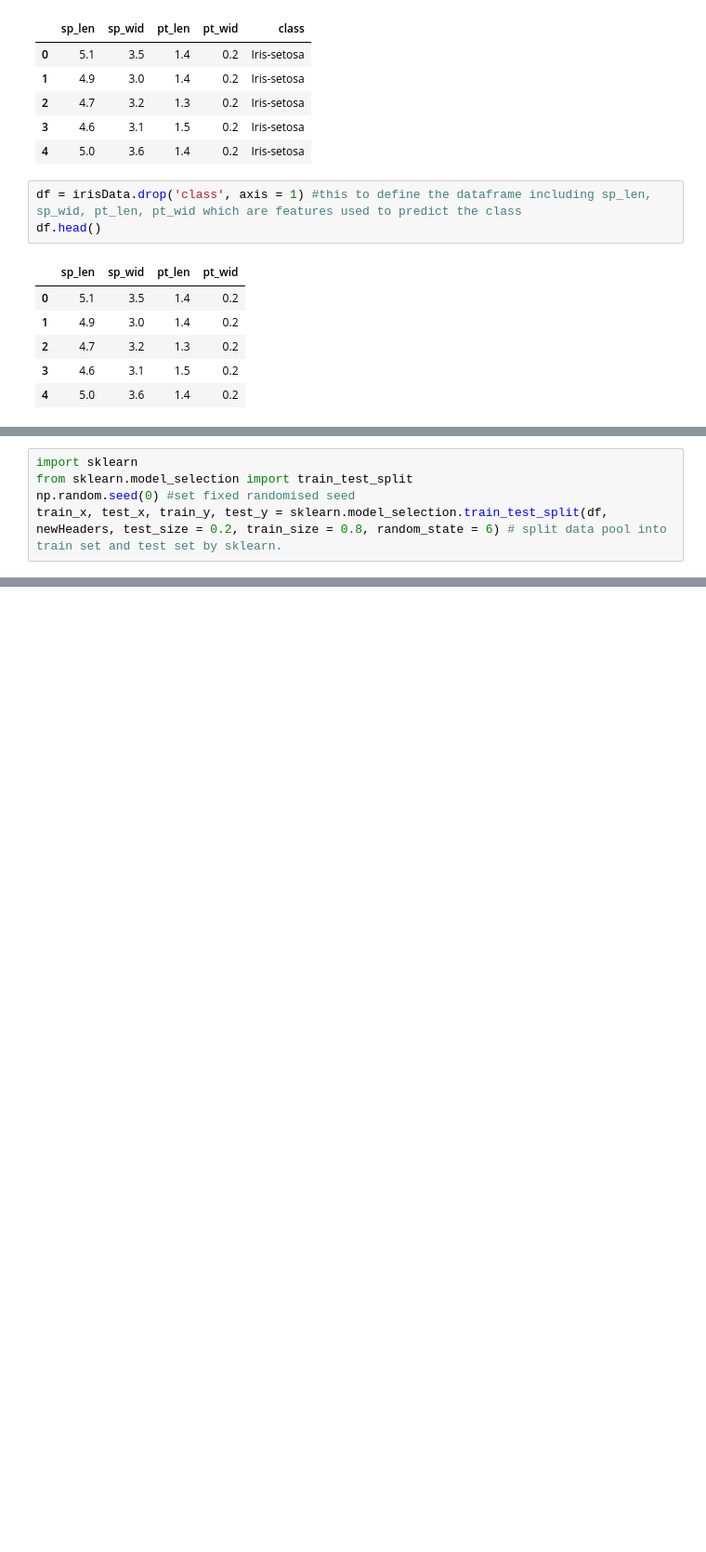
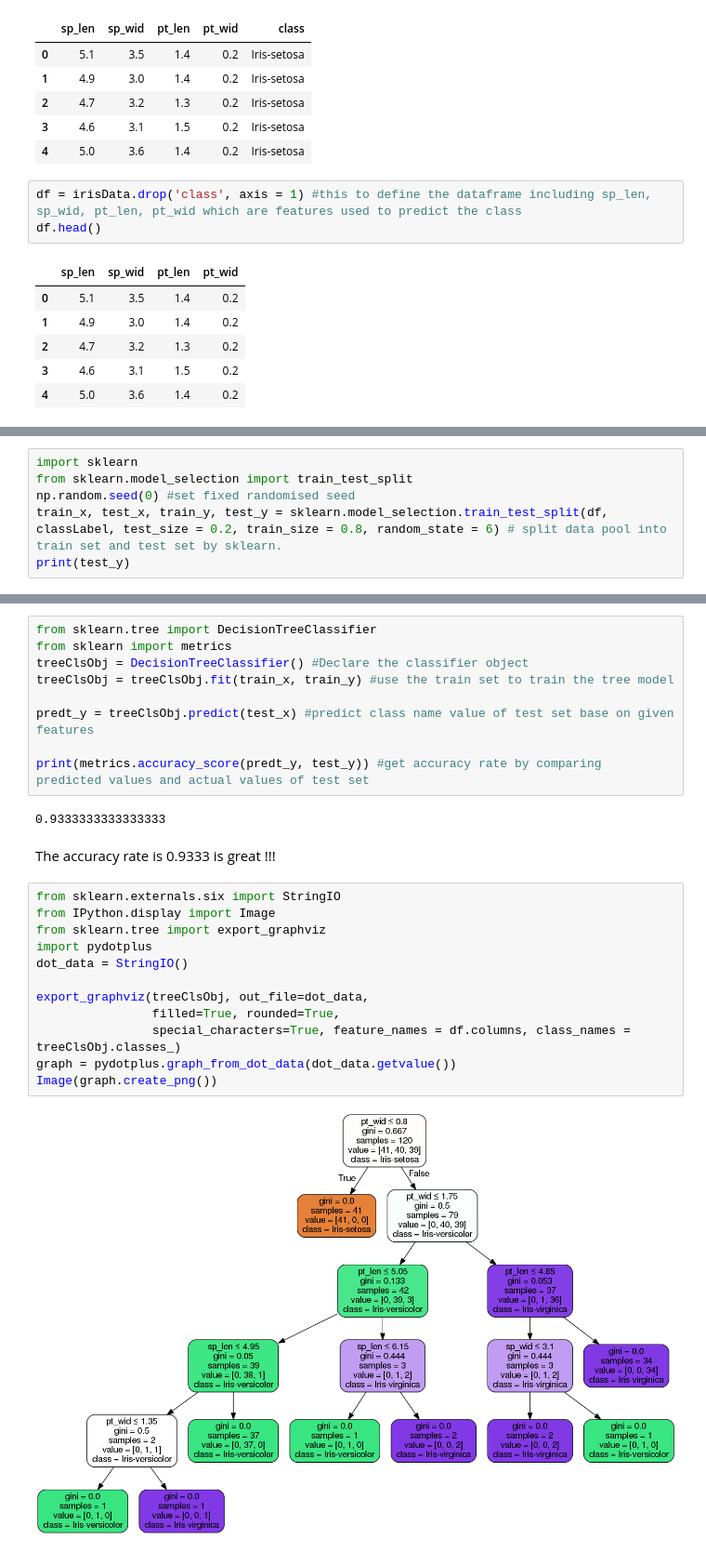
Before and after one commit to annguyen2606/MSA-Project-Iris-Dataset, a Jupyter notebook: Iris.ipynb, the cells around one changed output, grey strips where cells are left out. Shown at 93% size. Saved outputs shown, nothing was run; the diff lists cells and outputs as text; blank space fills up the shorter version.

Commit message:
Finished Implementation of Tree model

```diff
--- a/Iris.ipynb
+++ b/Iris.ipynb
@@ -95,5 +58,6 @@ We use the reat 80:20 in which 80 for training set and 20 for testing set
 import sklearn
 from sklearn.model_selection import train_test_split
 np.random.seed(0) #set fixed randomised seed
-train_x, test_x, train_y, test_y = sklearn.model_selection.train_test_split(df, newHeaders, test_size = 0.2, train_size = 0.8, random_state = 6) # split data pool into train set and test set by sklearn.
+train_x, test_x, train_y, test_y = sklearn.model_selection.train_test_split(df, classLabel, test_size = 0.2, train_size = 0.8, random_state = 6) # split data pool into train set and test set by sklearn.
+print(test_y)
 # %% [output]
@@ -118,0 +74,27 @@ rd = numpy.random.seed
+# %%
+from sklearn.tree import DecisionTreeClassifier
+from sklearn import metrics
+treeClsObj = DecisionTreeClassifier() #Declare the classifier object
+treeClsObj = treeClsObj.fit(train_x, train_y) #use the train set to train the tree model
+
+predt_y = treeClsObj.predict(test_x) #predict class name value of test set base on given features
+
+print(metrics.accuracy_score(predt_y, test_y)) #get accuracy rate by comparing  predicted values and actual values of test set
+# %% [output]
+0.9333333333333333
+# %% [markdown]
+The accuracy rate is 0.9333 is great !!!
+# %%
+from sklearn.externals.six import StringIO
+from IPython.display import Image
+from sklearn.tree import export_graphviz
+import pydotplus
+dot_data = StringIO()
+
+export_graphviz(treeClsObj, out_file=dot_data,
+                filled=True, rounded=True,
+                special_characters=True, feature_names = df.columns, class_names = treeClsObj.classes_)
+graph = pydotplus.graph_from_dot_data(dot_data.getvalue())
+Image(graph.create_png())
+# %% [output]
+[figure, added]
```
Also changed, not shown: parts of 10 cells of this notebook.
